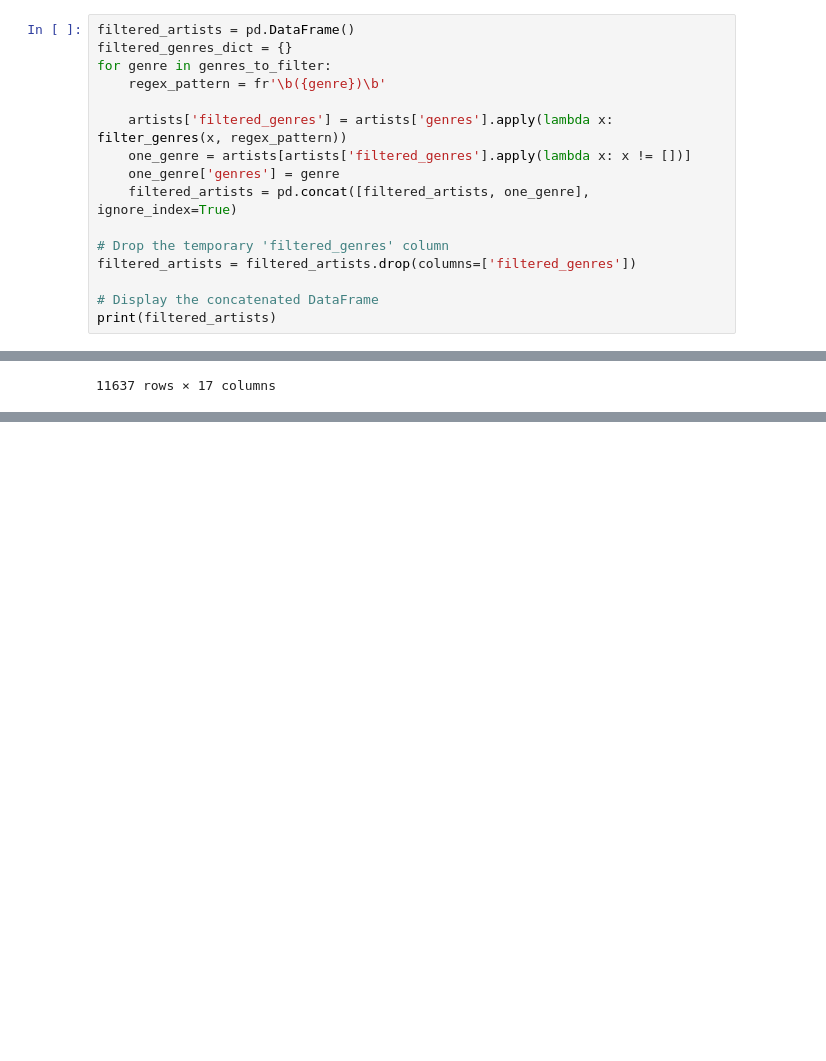
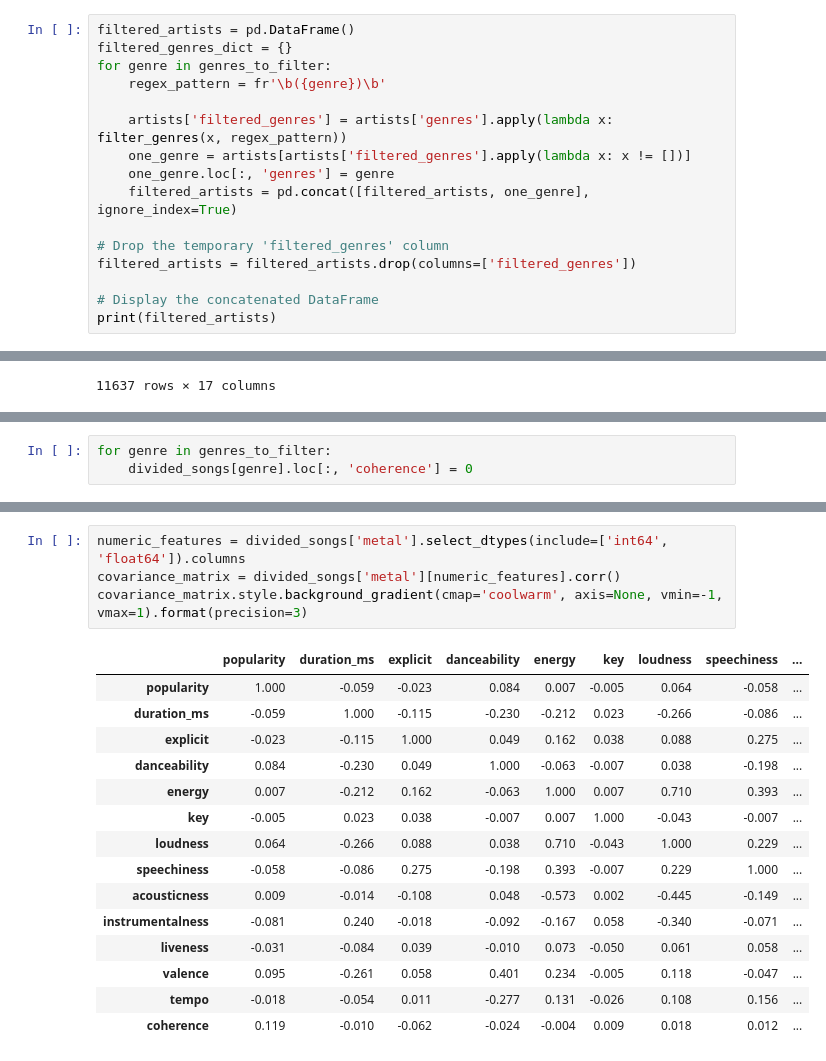
Before and after one commit to michal1010/song-recommendation-system, a Jupyter notebook: project.ipynb, the cells around one changed output, grey strips where cells are left out. Cells and saved outputs as stored; diff of their text form; blank space fills up the shorter version.

Commit message:
First idea of computing coherence metric

```diff
--- a/project.ipynb
+++ b/project.ipynb
@@ -16,7 +16,7 @@ for genre in genres_to_filter:
 
     artists['filtered_genres'] = artists['genres'].apply(lambda x: filter_genres(x, regex_pattern))
     one_genre = artists[artists['filtered_genres'].apply(lambda x: x != [])]
-    one_genre['genres'] = genre
+    one_genre.loc[:, 'genres'] = genre
     filtered_artists = pd.concat([filtered_artists, one_genre], ignore_index=True)
 
 # Drop the temporary 'filtered_genres' column
@@ -86,0 +113,3 @@ divided_songs['pop']
+# %%
+for genre in genres_to_filter:
+    divided_songs[genre].loc[:, 'coherence'] = 0
@@ -86,0 +163,20 @@ divided_songs['pop']
+# %%
+numeric_features = divided_songs['metal'].select_dtypes(include=['int64', 'float64']).columns
+covariance_matrix = divided_songs['metal'][numeric_features].corr()
+covariance_matrix.style.background_gradient(cmap='coolwarm', axis=None, vmin=-1, vmax=1).format(precision=3)
+# %% [output]
+|  | popularity | duration_ms | explicit | danceability | energy | key | loudness | speechiness | ... |
+| popularity | 1.000 | -0.059 | -0.023 | 0.084 | 0.007 | -0.005 | 0.064 | -0.058 | ... |
+| duration_ms | -0.059 | 1.000 | -0.115 | -0.230 | -0.212 | 0.023 | -0.266 | -0.086 | ... |
+| explicit | -0.023 | -0.115 | 1.000 | 0.049 | 0.162 | 0.038 | 0.088 | 0.275 | ... |
+| danceability | 0.084 | -0.230 | 0.049 | 1.000 | -0.063 | -0.007 | 0.038 | -0.198 | ... |
+| energy | 0.007 | -0.212 | 0.162 | -0.063 | 1.000 | 0.007 | 0.710 | 0.393 | ... |
+| key | -0.005 | 0.023 | 0.038 | -0.007 | 0.007 | 1.000 | -0.043 | -0.007 | ... |
+| loudness | 0.064 | -0.266 | 0.088 | 0.038 | 0.710 | -0.043 | 1.000 | 0.229 | ... |
+| speechiness | -0.058 | -0.086 | 0.275 | -0.198 | 0.393 | -0.007 | 0.229 | 1.000 | ... |
+| acousticness | 0.009 | -0.014 | -0.108 | 0.048 | -0.573 | 0.002 | -0.445 | -0.149 | ... |
+| instrumentalness | -0.081 | 0.240 | -0.018 | -0.092 | -0.167 | 0.058 | -0.340 | -0.071 | ... |
+| liveness | -0.031 | -0.084 | 0.039 | -0.010 | 0.073 | -0.050 | 0.061 | 0.058 | ... |
+| valence | 0.095 | -0.261 | 0.058 | 0.401 | 0.234 | -0.005 | 0.118 | -0.047 | ... |
+| tempo | -0.018 | -0.054 | 0.011 | -0.277 | 0.131 | -0.026 | 0.108 | 0.156 | ... |
+| coherence | 0.119 | -0.010 | -0.062 | -0.024 | -0.004 | 0.009 | 0.018 | 0.012 | ... |
```
Also changed, not shown: parts of 12 cells of this notebook, 1 other file.
